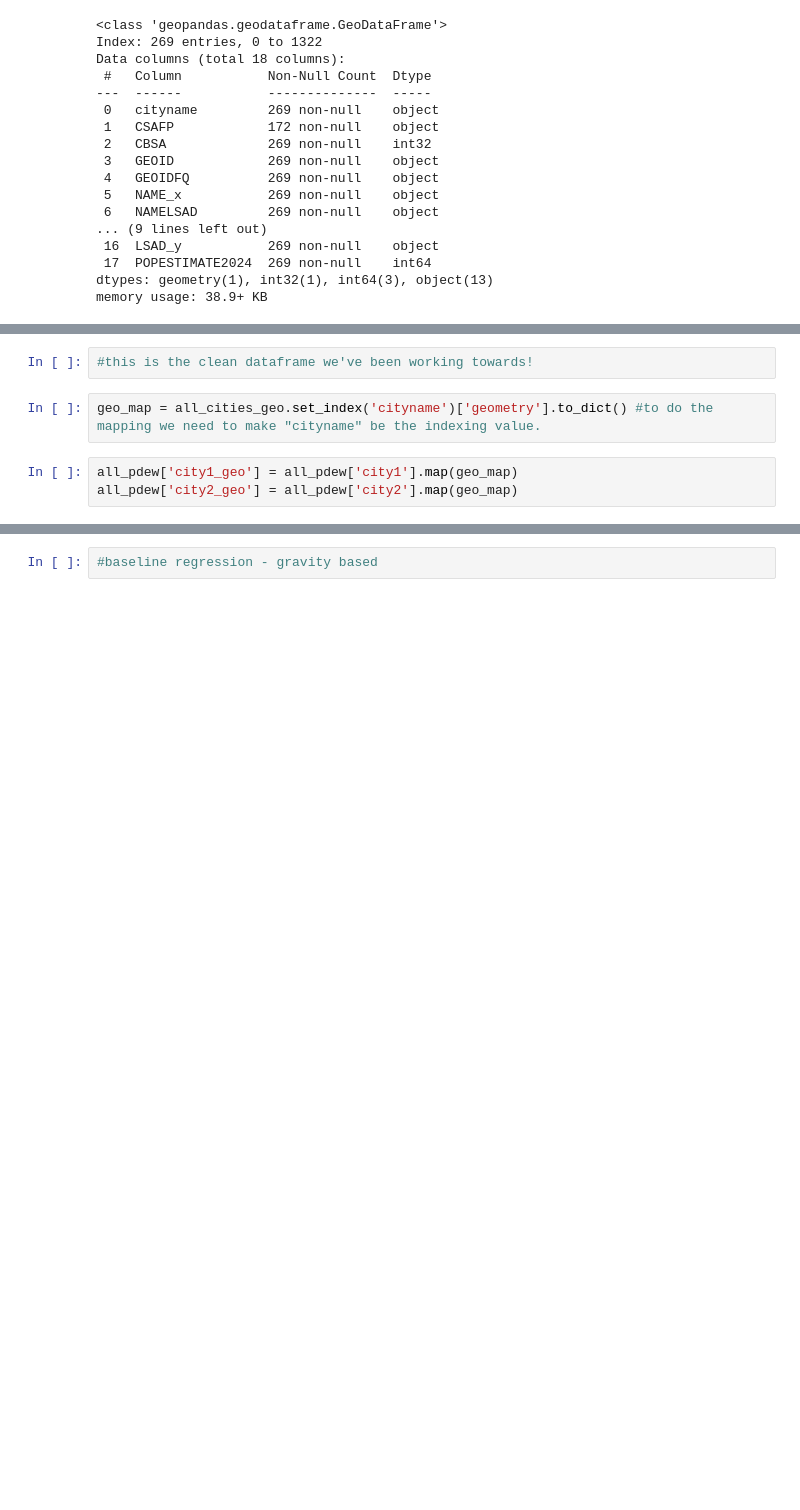
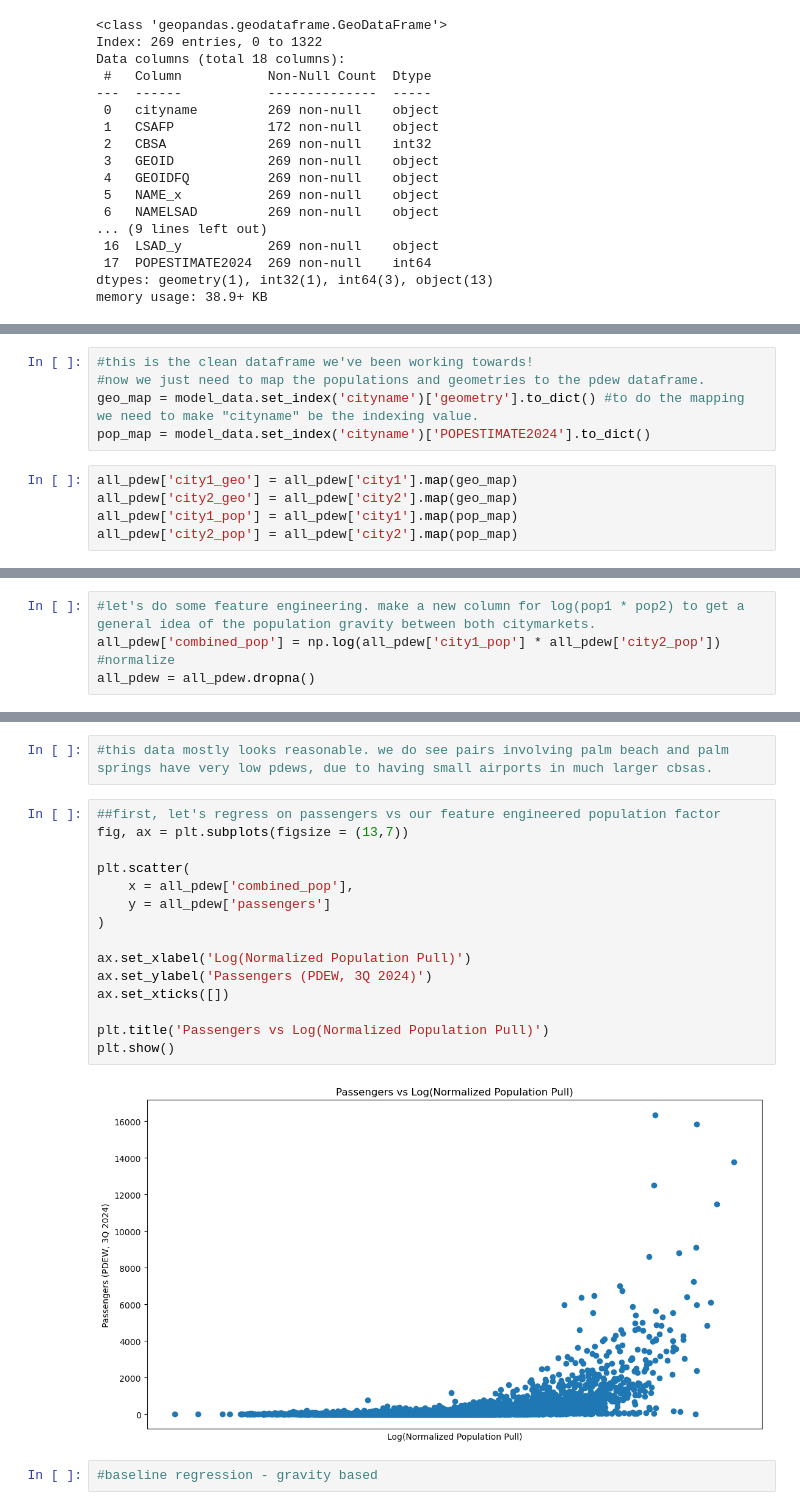
Before and after one commit to olublin/PDEW_Predict, a Jupyter notebook: PDEW_model.ipynb, the cells around one changed output, grey strips where cells are left out. Cells and saved outputs as stored; diff of their text form; blank space fills up the shorter version.

Commit message:
worked on population gravity regression

```diff
--- a/PDEW_model.ipynb
+++ b/PDEW_model.ipynb
@@ -271,8 +284,11 @@ model_data.head()
 | 62 | Austin, TX | 12420 | Austin-Round Rock-San Marcos, TX | Austin-Round Rock-San Marcos, TX ... | POINT (-97.744 30.271) | 2550637 |
 # %%
 #this is the clean dataframe we've been working towards!
+#now we just need to map the populations and geometries to the pdew dataframe.
+geo_map = model_data.set_index('cityname')['geometry'].to_dict() #to do the mapping we need to make "cityname" be the indexing value.
+pop_map = model_data.set_index('cityname')['POPESTIMATE2024'].to_dict()
-# %%
-geo_map = all_cities_geo.set_index('cityname')['geometry'].to_dict() #to do the mapping we need to make "cityname" be the indexing value.
 # %%
 all_pdew['city1_geo'] = all_pdew['city1'].map(geo_map)
 all_pdew['city2_geo'] = all_pdew['city2'].map(geo_map)
+all_pdew['city1_pop'] = all_pdew['city1'].map(pop_map)
+all_pdew['city2_pop'] = all_pdew['city2'].map(pop_map)
@@ -280,0 +306,4 @@ all_pdew['city2_geo'] = all_pdew['city2'].map(geo_map)
+# %%
+#let's do some feature engineering. make a new column for log(pop1 * pop2) to get a general idea of the population gravity between both citymarkets.
+all_pdew['combined_pop'] = np.log(all_pdew['city1_pop'] * all_pdew['city2_pop']) #normalize
+all_pdew = all_pdew.dropna()
@@ -281,2 +337,21 @@ all_pdew['city2_geo'] = all_pdew['city2'].map(geo_map)
+# %%
+#this data mostly looks reasonable. we do see pairs involving palm beach and palm springs have very low pdews, due to having small airports in much larger cbsas.
+# %%
+##first, let's regress on passengers vs our feature engineered population factor
+fig, ax = plt.subplots(figsize = (13,7))
+
+plt.scatter(
+    x = all_pdew['combined_pop'],
+    y = all_pdew['passengers']
+)
+
+ax.set_xlabel('Log(Normalized Population Pull)')
+ax.set_ylabel('Passengers (PDEW, 3Q 2024)')
+ax.set_xticks([])
+
+plt.title('Passengers vs Log(Normalized Population Pull)')
+plt.show()
+# %% [output]
+[figure, added]
 # %%
 #baseline regression - gravity based
```
Also changed, not shown: parts of 9 cells of this notebook.
